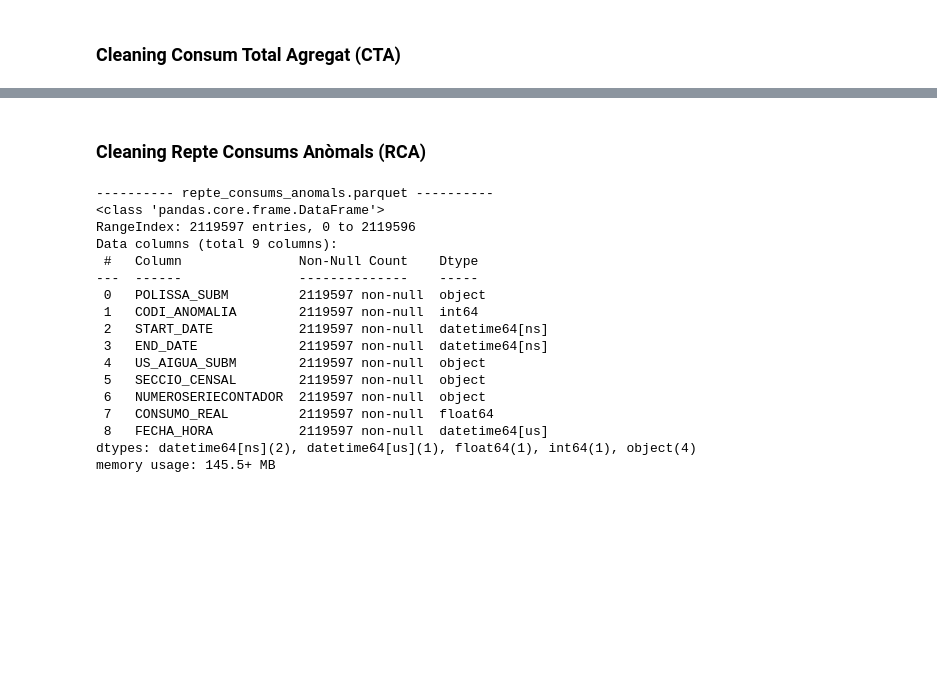
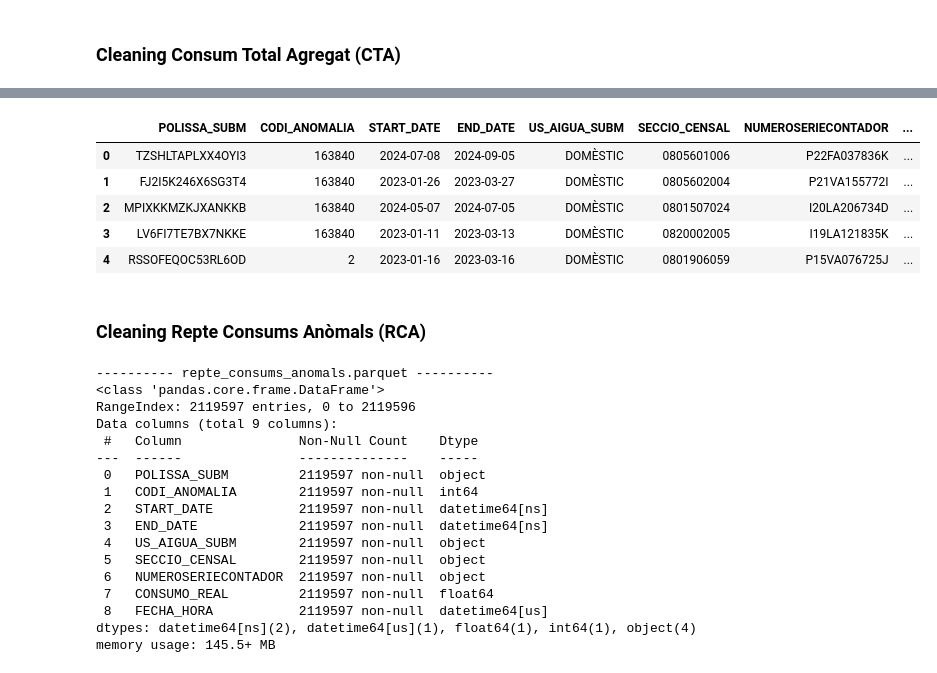
Before and after one commit to Melanynuria/When-water-speaks, a Jupyter notebook: notebooks/01_data_cleaning.ipynb, the cells around one changed output, grey strips where cells are left out. Cells and saved outputs as stored; diff of their text form; code cells hidden in the pictures; blank space fills up the shorter version.

Commit message:
cleaning and verification

```diff
--- a/notebooks/01_data_cleaning.ipynb
+++ b/notebooks/01_data_cleaning.ipynb
@@ -87,3 +197,13 @@ memory usage: 156.7+ MB
+# %%
+#to visualise the dataset
+df_clean_RCA.head()
+# %% [output]
+|  | POLISSA_SUBM | CODI_ANOMALIA | START_DATE | END_DATE | US_AIGUA_SUBM | SECCIO_CENSAL | NUMEROSERIECONTADOR | ... |
+| 0 | TZSHLTAPLXX4OYI3 | 163840 | 2024-07-08 | 2024-09-05 | DOMÈSTIC | 0805601006 | P22FA037836K | ... |
+| 1 | FJ2I5K246X6SG3T4 | 163840 | 2023-01-26 | 2023-03-27 | DOMÈSTIC | 0805602004 | P21VA155772I | ... |
+| 2 | MPIXKKMZKJXANKKB | 163840 | 2024-05-07 | 2024-07-05 | DOMÈSTIC | 0801507024 | I20LA206734D | ... |
+| 3 | LV6FI7TE7BX7NKKE | 163840 | 2023-01-11 | 2023-03-13 | DOMÈSTIC | 0820002005 | I19LA121835K | ... |
+| 4 | RSSOFEQOC53RL6OD | 2 | 2023-01-16 | 2023-03-16 | DOMÈSTIC | 0801906059 | P15VA076725J | ... |
 # %% [markdown]
 ### Cleaning Repte Consums Anòmals (RCA)
 # %%
```
Also changed, not shown: parts of 14 cells of this notebook.
